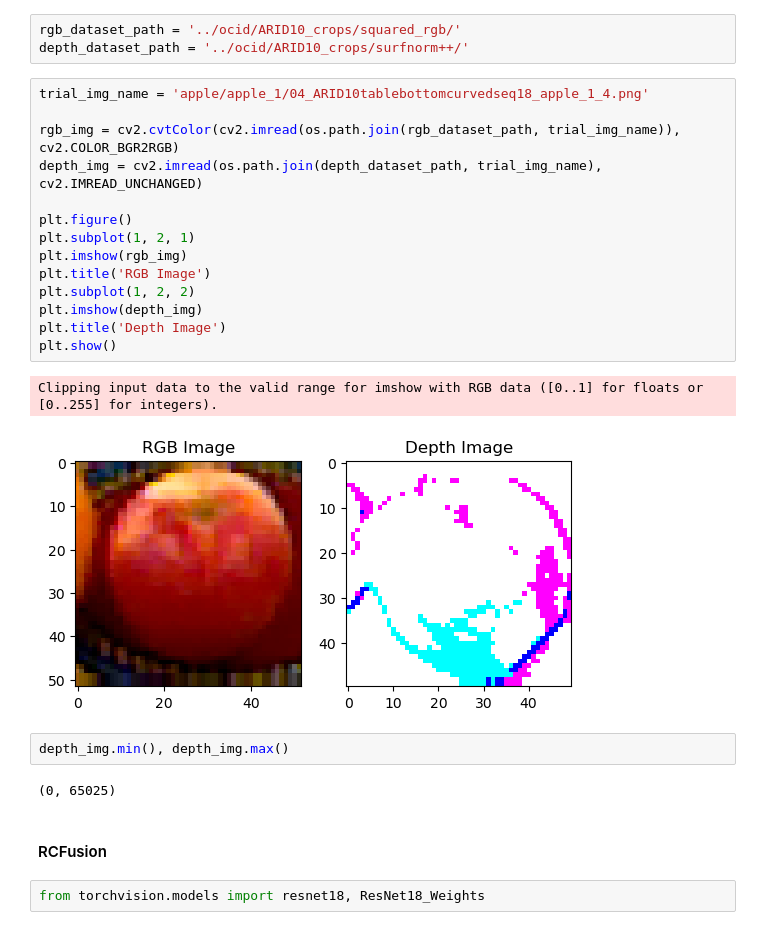
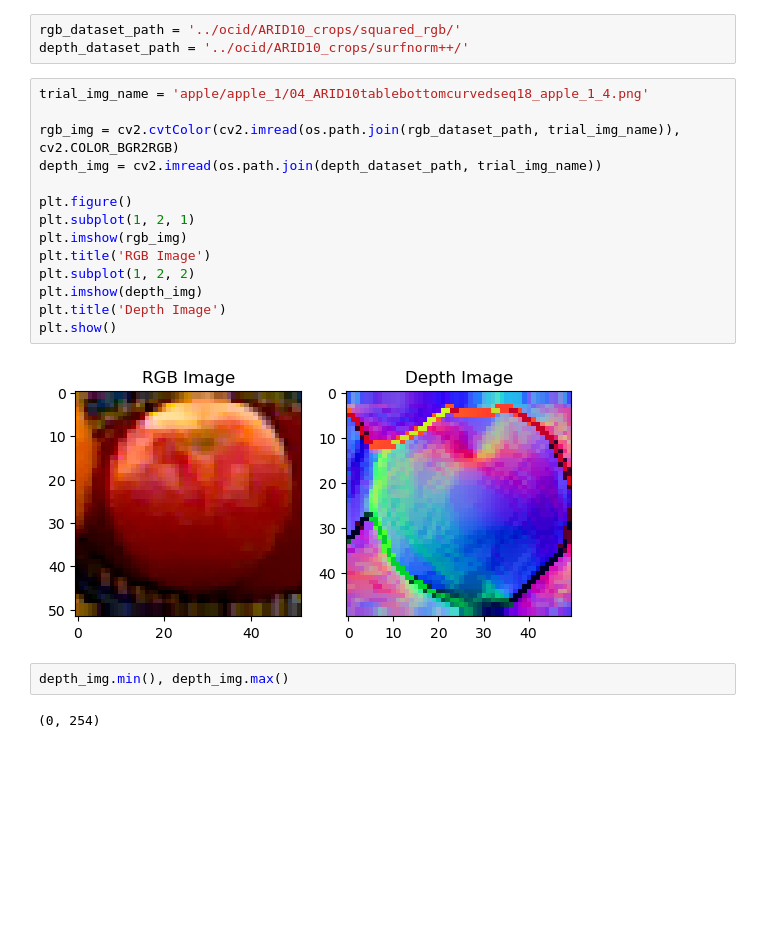
Before and after one commit to AbinashChetia/emanet4rgbd, a Jupyter notebook: notebook.ipynb, the cells around one changed output. Saved outputs shown, nothing was run; the diff lists cells and outputs as text; blank space fills up the shorter version.

```diff
--- a/notebook.ipynb
+++ b/notebook.ipynb
@@ -15,25 +15,20 @@ depth_dataset_path = '../ocid/ARID10_crops/surfnorm++/'
 # %%
 trial_img_name = 'apple/apple_1/04_ARID10tablebottomcurvedseq18_apple_1_4.png'
 
 rgb_img = cv2.cvtColor(cv2.imread(os.path.join(rgb_dataset_path, trial_img_name)), cv2.COLOR_BGR2RGB)
-depth_img = cv2.imread(os.path.join(depth_dataset_path, trial_img_name), cv2.IMREAD_UNCHANGED)
+depth_img = cv2.imread(os.path.join(depth_dataset_path, trial_img_name))
 
 plt.figure()
 plt.subplot(1, 2, 1)
 plt.imshow(rgb_img)
 plt.title('RGB Image')
 plt.subplot(1, 2, 2)
 plt.imshow(depth_img)
 plt.title('Depth Image')
 plt.show()
 # %% [output]
-Clipping input data to the valid range for imshow with RGB data ([0..1] for floats or [0..255] for integers).
-[figure, old version]
+[figure, new version]
 # %%
 depth_img.min(), depth_img.max()
 # %% [output]
-(0, 65025)
+(0, 254)
-# %% [markdown]
-#### RCFusion
-# %%
-from torchvision.models import resnet18, ResNet18_Weights
```
Also changed, not shown: parts of 1 cell of this notebook.
